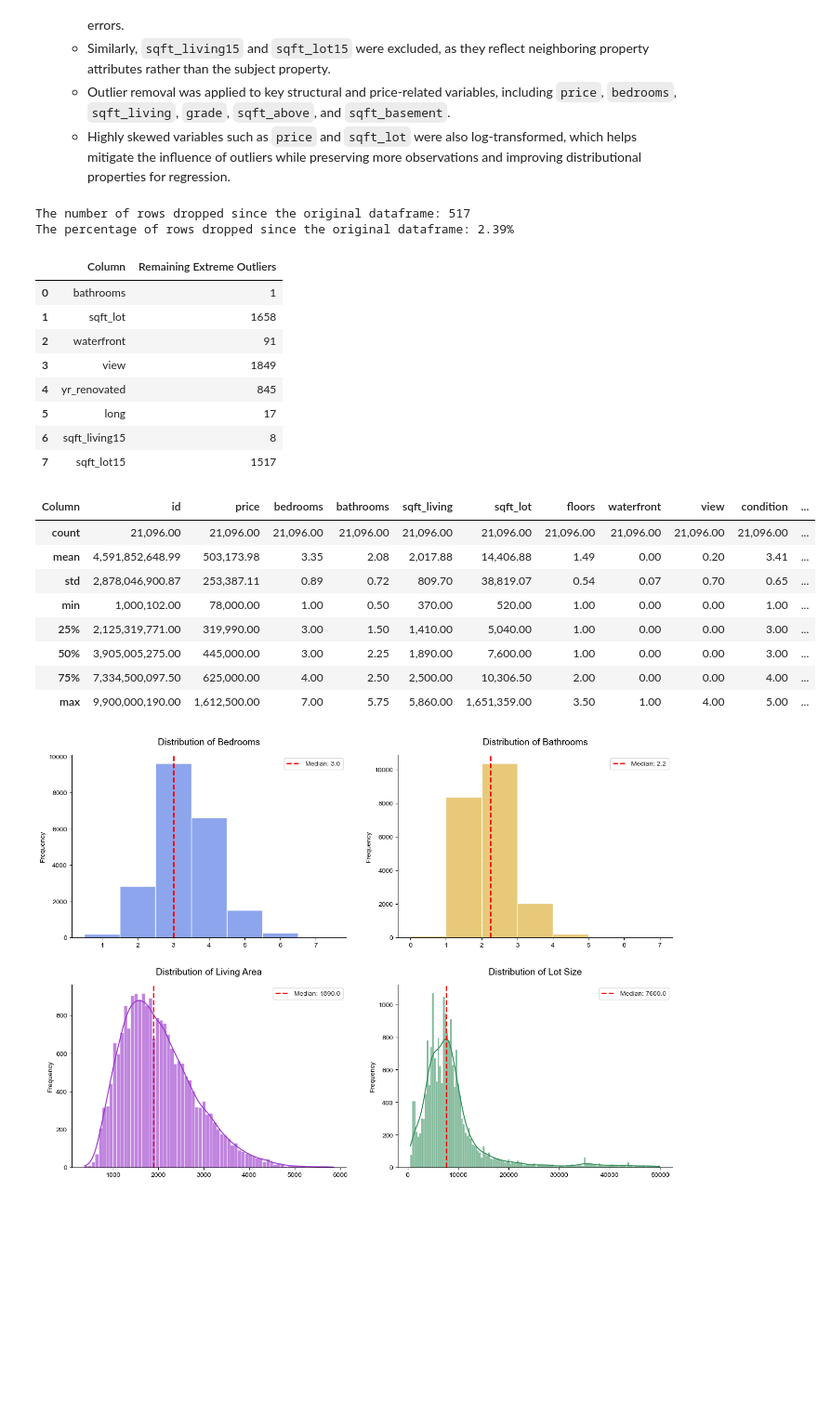
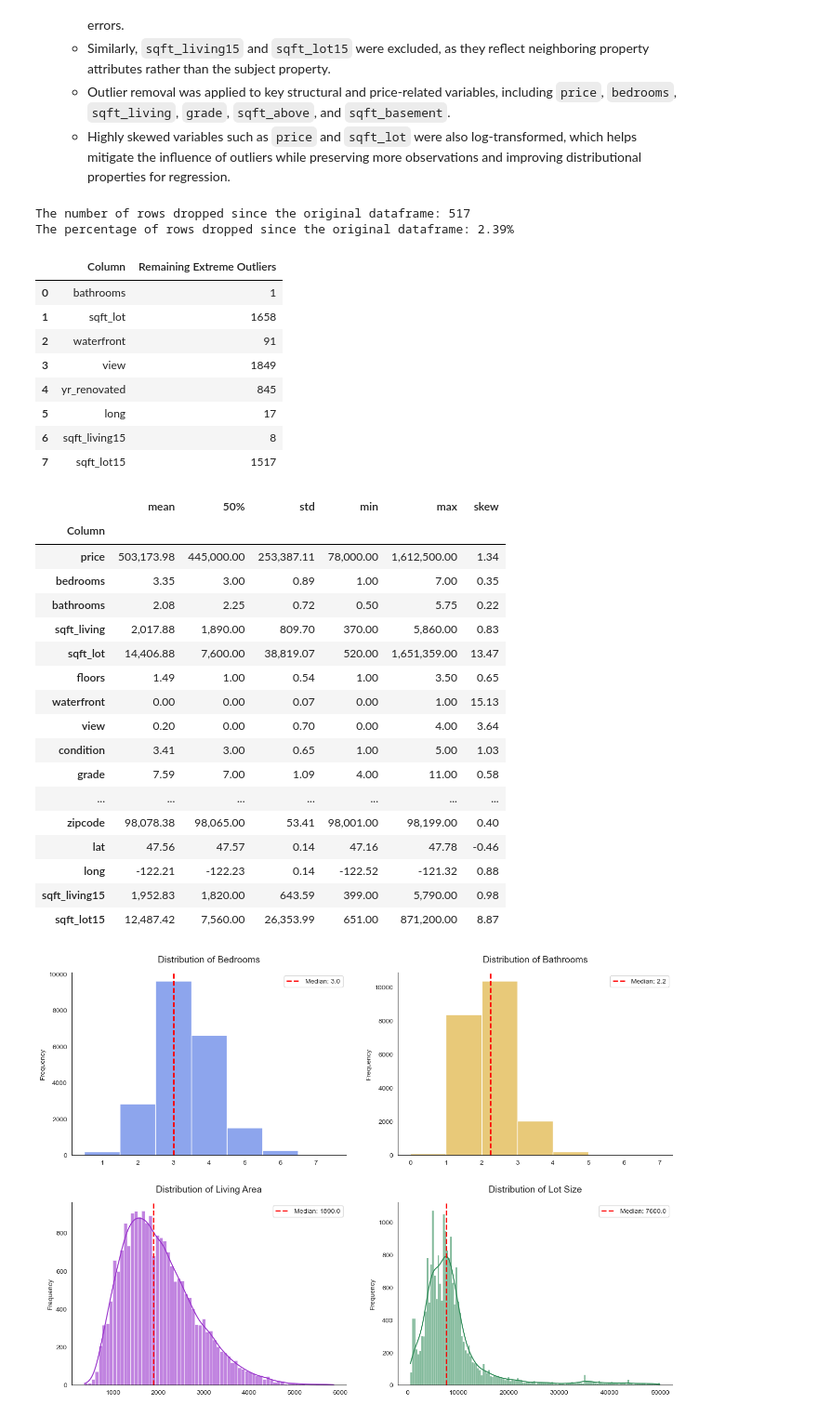
Before and after one commit to jblackman-bit/ads_500b_final_project, a Jupyter notebook: 1_EDA/EDA.ipynb, the cells around one changed output. Shown at 93% size. Cells and saved outputs as stored; diff of their text form; code cells hidden in the pictures; blank space fills up the shorter version.

```diff
--- a/1_EDA/EDA.ipynb
+++ b/1_EDA/EDA.ipynb
@@ -196,5 +212,5 @@ plt.show()
 # %%
-# Impute missing bedroom values from median sqft_living per bedrooms and grade
+# Impute bedroom values from median sqft_living per bedrooms and grade
 
 # Primary strategy - group by grade, median sqft_per_bed
 df["sqft_per_bed"] = df["sqft_living"] / df["bedrooms"]
@@ -203,7 +219,8 @@ grade_bed_median = df.groupby("grade")["sqft_per_bed"].transform("median")
 # Backup strategy - global bed median if primary does not work
 # (one grade 1 example)
 global_bed_median = (df["sqft_living"] / df["bedrooms"]).median()
-imputed_beds = df["sqft_living"] / grade_bed_median.fillna(global_bed_median)
+imputed_beds = df["sqft_living"] / grade_bed_median.fillna(
+    global_bed_median)
 df["bedrooms"] = df["bedrooms"].fillna(imputed_beds).round().astype(int)
 
 df = df.drop("sqft_per_bed", axis=1)
@@ -225,9 +242,10 @@ plt.show()
 # %%
-# Impute missing bathroom values from median sqft_living per bathrooms and grade
+# Impute bathroom values from median sqft_living per bathrooms and grade
 
 # Primary strategy - group by grade, median sqft_per_bath
 df["sqft_per_bath"] = df["sqft_living"] / df["bathrooms"]
-grade_bath_median = df.groupby("grade")["sqft_per_bath"].transform("median")
+grade_bath_median = df.groupby(
+    "grade")["sqft_per_bath"].transform("median")
 
 # Backup strategy - global bath median if primary does not work
 # (one grade 1 example)
@@ -342,43 +371,55 @@ for col in df_no_outliers.select_dtypes(include="number").columns:
     c_lower = c_q1 - 3.0 * c_iqr
     c_upper = c_q3 + 3.0 * c_iqr
 
     count = ((df_no_outliers[col] < c_lower) | (
         df_no_outliers[col] > c_upper
     )).sum()
     if count > 0:
         remaining_outlier_counts[col] = count
 
 # Display the summary table of remaining outliers
 outlier_summary = pd.DataFrame.from_dict(
     remaining_outlier_counts,
     orient="index",
     columns=["Remaining Extreme Outliers"],
 )
 outlier_summary.index.name = "Column"
 
 display(outlier_summary.reset_index())
-display(df_no_outliers.describe(include="number"))
+stats = df_no_outliers.describe().round(2).drop(['date', 'id'], axis=1).T
+stats['skew'] = df_no_outliers.select_dtypes(
+    include=[np.number]).skew()
+display(stats[['mean', '50%', 'std', 'min', 'max', 'skew']])
 # %% [output]
 The number of rows dropped since the original dataframe: 517
 The percentage of rows dropped since the original dataframe: 2.39%
 |  | Column | Remaining Extreme Outliers |
 | 0 | bathrooms | 1 |
 | 1 | sqft_lot | 1658 |
 | 2 | waterfront | 91 |
 | 3 | view | 1849 |
 | 4 | yr_renovated | 845 |
 | 5 | long | 17 |
 | 6 | sqft_living15 | 8 |
 | 7 | sqft_lot15 | 1517 |
-| Column | id | price | bedrooms | bathrooms | sqft_living | sqft_lot | floors | waterfront | view | condition | ... |
-| count | 21,096.00 | 21,096.00 | 21,096.00 | 21,096.00 | 21,096.00 | 21,096.00 | 21,096.00 | 21,096.00 | 21,096.00 | 21,096.00 | ... |
-| mean | 4,591,852,648.99 | 503,173.98 | 3.35 | 2.08 | 2,017.88 | 14,406.88 | 1.49 | 0.00 | 0.20 | 3.41 | ... |
-| std | 2,878,046,900.87 | 253,387.11 | 0.89 | 0.72 | 809.70 | 38,819.07 | 0.54 | 0.07 | 0.70 | 0.65 | ... |
-| min | 1,000,102.00 | 78,000.00 | 1.00 | 0.50 | 370.00 | 520.00 | 1.00 | 0.00 | 0.00 | 1.00 | ... |
-| 25% | 2,125,319,771.00 | 319,990.00 | 3.00 | 1.50 | 1,410.00 | 5,040.00 | 1.00 | 0.00 | 0.00 | 3.00 | ... |
-| 50% | 3,905,005,275.00 | 445,000.00 | 3.00 | 2.25 | 1,890.00 | 7,600.00 | 1.00 | 0.00 | 0.00 | 3.00 | ... |
-| 75% | 7,334,500,097.50 | 625,000.00 | 4.00 | 2.50 | 2,500.00 | 10,306.50 | 2.00 | 0.00 | 0.00 | 4.00 | ... |
-| max | 9,900,000,190.00 | 1,612,500.00 | 7.00 | 5.75 | 5,860.00 | 1,651,359.00 | 3.50 | 1.00 | 4.00 | 5.00 | ... |
+|  | mean | 50% | std | min | max | skew |
+| Column |  |  |  |  |  |  |
+| price | 503,173.98 | 445,000.00 | 253,387.11 | 78,000.00 | 1,612,500.00 | 1.34 |
+| bedrooms | 3.35 | 3.00 | 0.89 | 1.00 | 7.00 | 0.35 |
+| bathrooms | 2.08 | 2.25 | 0.72 | 0.50 | 5.75 | 0.22 |
+| sqft_living | 2,017.88 | 1,890.00 | 809.70 | 370.00 | 5,860.00 | 0.83 |
+| sqft_lot | 14,406.88 | 7,600.00 | 38,819.07 | 520.00 | 1,651,359.00 | 13.47 |
+| floors | 1.49 | 1.00 | 0.54 | 1.00 | 3.50 | 0.65 |
+| waterfront | 0.00 | 0.00 | 0.07 | 0.00 | 1.00 | 15.13 |
+| view | 0.20 | 0.00 | 0.70 | 0.00 | 4.00 | 3.64 |
+| condition | 3.41 | 3.00 | 0.65 | 1.00 | 5.00 | 1.03 |
+| grade | 7.59 | 7.00 | 1.09 | 4.00 | 11.00 | 0.58 |
+| ... | ... | ... | ... | ... | ... | ... |
+| zipcode | 98,078.38 | 98,065.00 | 53.41 | 98,001.00 | 98,199.00 | 0.40 |
+| lat | 47.56 | 47.57 | 0.14 | 47.16 | 47.78 | -0.46 |
+| long | -122.21 | -122.23 | 0.14 | -122.52 | -121.32 | 0.88 |
+| sqft_living15 | 1,952.83 | 1,820.00 | 643.59 | 399.00 | 5,790.00 | 0.98 |
+| sqft_lot15 | 12,487.42 | 7,560.00 | 26,353.99 | 651.00 | 871,200.00 | 8.87 |
 # %%
 settings = [
     ("bedrooms", "Bedrooms", "royalblue", 10),
```
Also changed, not shown: parts of 8 cells of this notebook, 2 other files.
